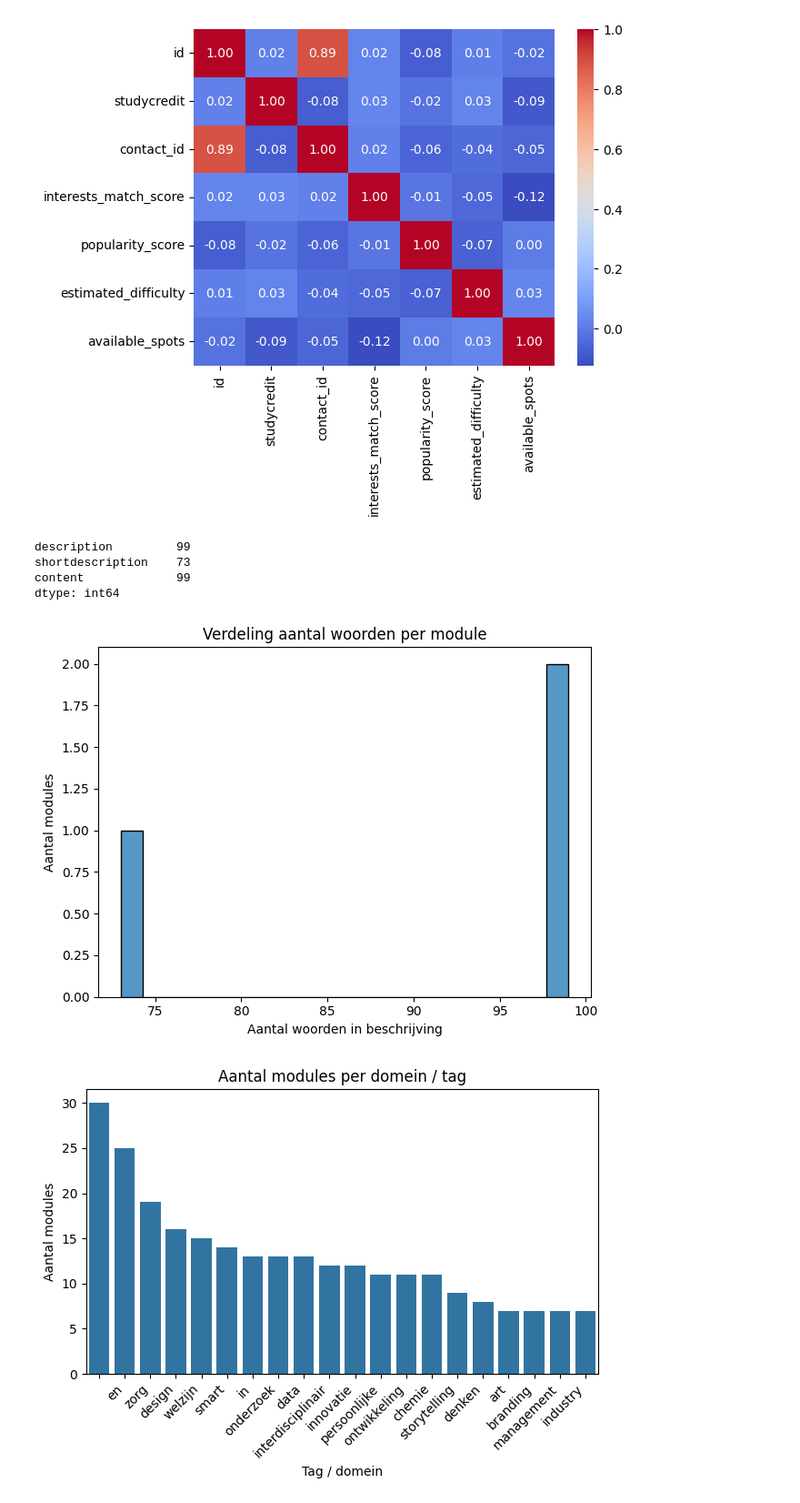
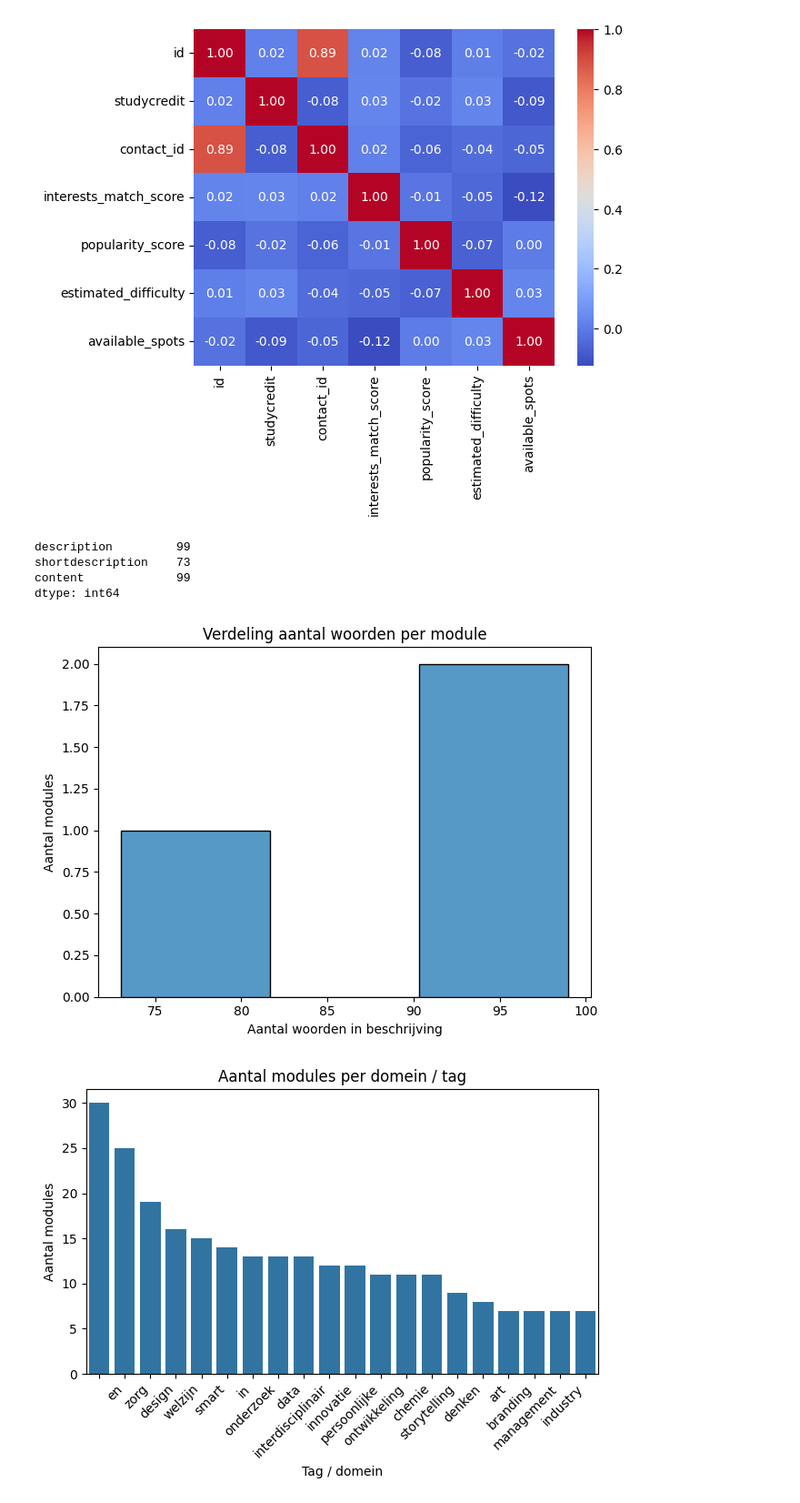
Before and after one commit to EnesT51/LU2-AI-Prototype, a Jupyter notebook: AI-PoC/AI_PoC.ipynb, the cells around one changed output. Shown at 91% size. Cells and saved outputs as stored; diff of their text form; code cells hidden in the pictures.

```diff
--- a/AI-PoC/AI_PoC.ipynb
+++ b/AI-PoC/AI_PoC.ipynb
@@ -153,23 +153,23 @@ sns.heatmap(data_set_copy.corr(numeric_only=True), annot=True, cmap='coolwarm',
 # %%
 text_col =  ['description', 'shortdescription', 'content']
 data_set_copy[text_col] = data_set_copy[text_col].fillna("")
 word_counts = data_set_copy[text_col].apply(lambda x: len(str(x).split()))
 
 print(word_counts)
 # Histogram
 plt.figure()
-sns.histplot(word_counts, bins=20)
+sns.histplot(word_counts)
 plt.title("Verdeling aantal woorden per module")
 plt.xlabel("Aantal woorden in beschrijving")
 plt.ylabel("Aantal modules")
 plt.tight_layout()
 plt.show()
 # %% [output]
 description         99
 shortdescription    73
 content             99
 dtype: int64
-[figure, old version]
+[figure, new version]
 # %%
 data_set_copy['module_tags'] = data_set_copy['module_tags'].fillna('')
 df_tags = data_set_copy['module_tags'].str.split(',', expand=True).stack().str.strip()
```
Also changed, not shown: parts of 3 cells of this notebook.
